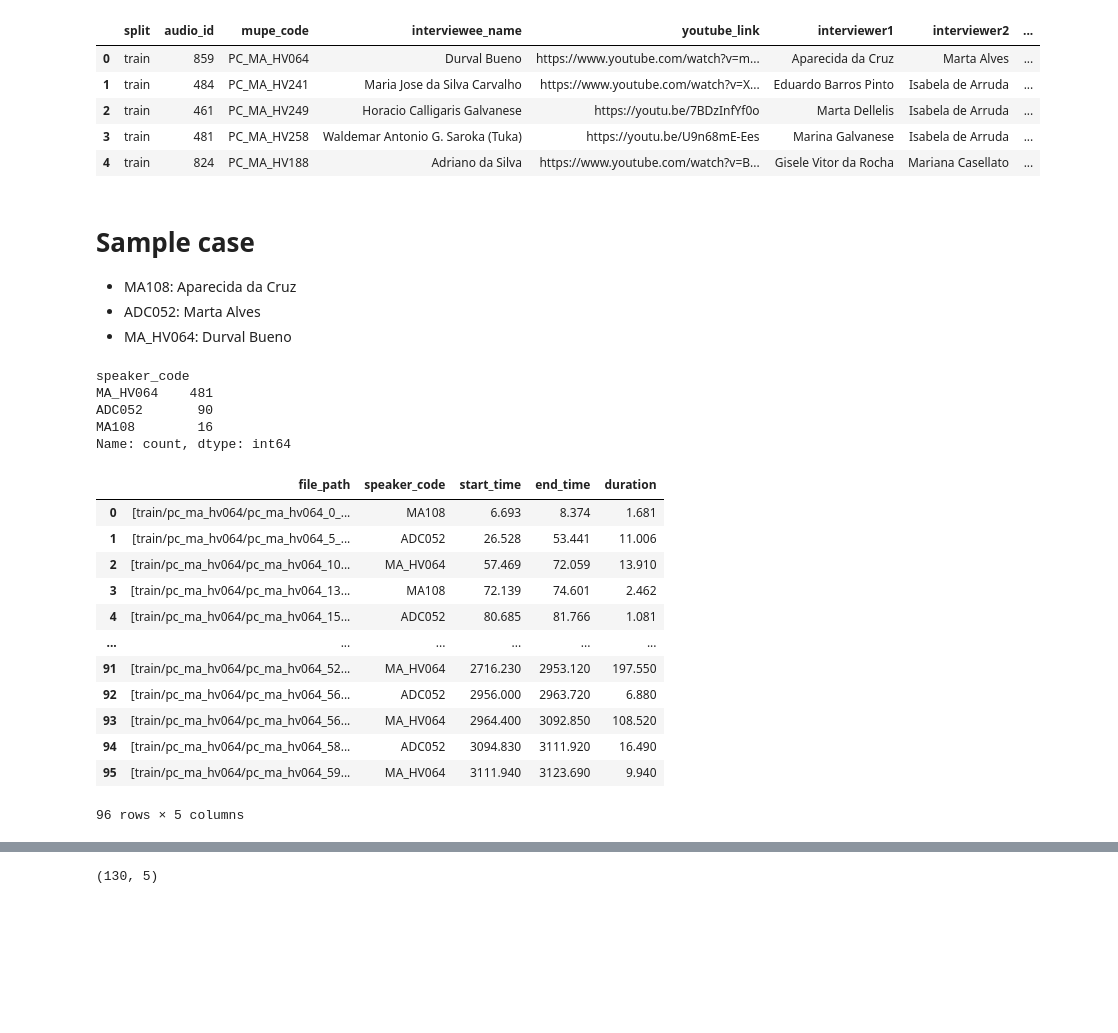
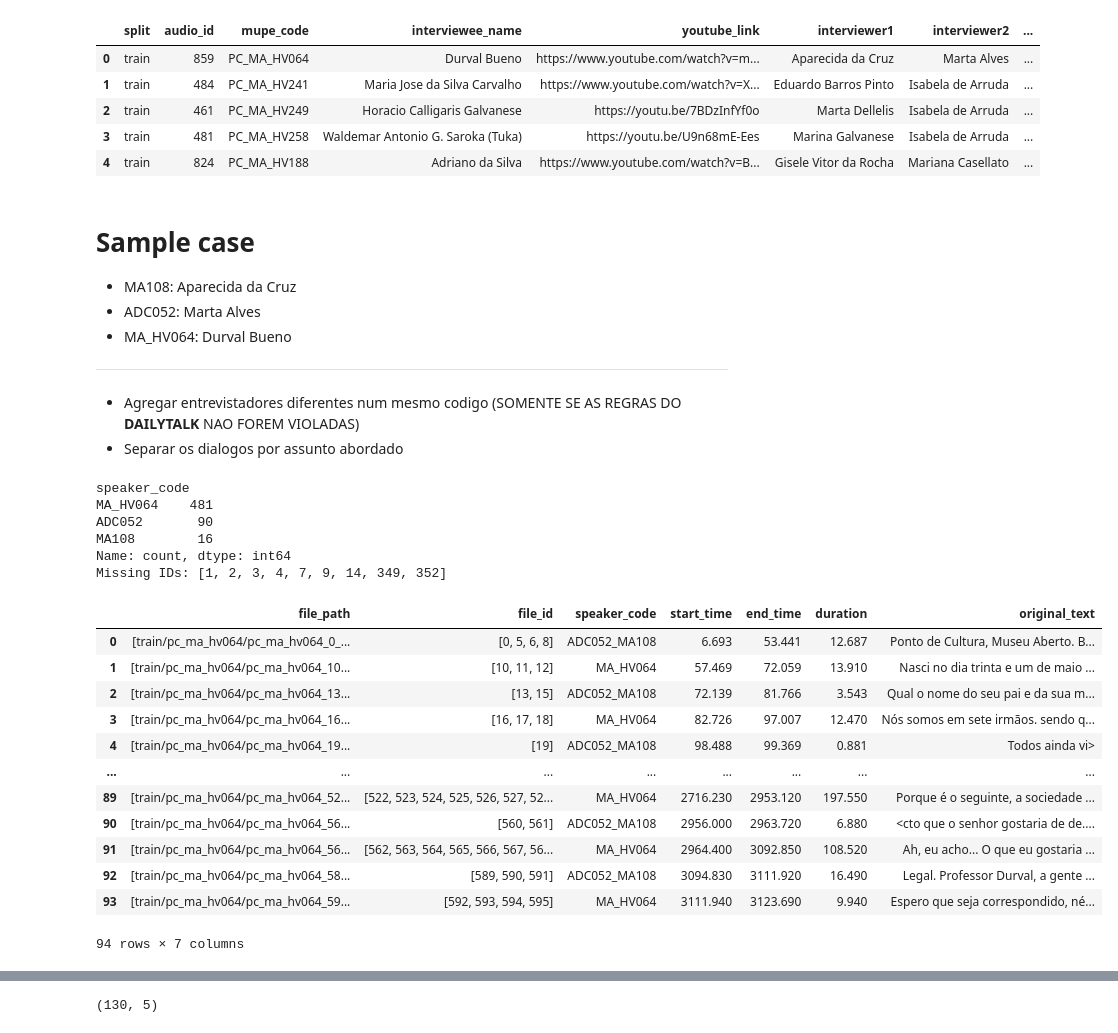
Before and after one commit to antonioMoreira/my-masters-degree, a Jupyter notebook: notebooks/mupe-dataset.ipynb, the cells around one changed output, grey strips where cells are left out. Cells and saved outputs as stored; diff of their text form; code cells hidden in the pictures; blank space fills up the shorter version.

```diff
--- a/notebooks/mupe-dataset.ipynb
+++ b/notebooks/mupe-dataset.ipynb
@@ -254,45 +256,66 @@ Total duration: 106.63130944444445
 - MA108: Aparecida da Cruz
 - ADC052: Marta Alves
 - MA_HV064: Durval Bueno
+
+---
+
+- Agregar entrevistadores diferentes num mesmo codigo (SOMENTE SE AS REGRAS DO **DAILYTALK** NAO FOREM VIOLADAS)
+- Separar os dialogos por assunto abordado
 # %%
 mupe_train_859 = mupe_train[mupe_train['audio_id'] == 859].sort_values("start_time").copy()
-core_columns = ['file_path', 'speaker_code', 'start_time', 'end_time', 'duration']#, 'normalized_text']
+
 print(mupe_train_859["speaker_code"].value_counts())
-mupe_train_859[core_columns].head(10)
 
+#Consideration: joining all interviewers into a single can leverage dialogues with diverse speakers
+interviewers_join_code = "_".join(interviewers_codes := mupe_train_859["speaker_code"].value_counts()[1:].keys().to_list())
+mupe_train_859.loc[mupe_train_859["speaker_code"].isin(interviewers_codes), 'speaker_code'] = interviewers_join_code
+
+core_columns = ['file_path', 'speaker_code', 'start_time', 'end_time', 'duration', 'original_text'] #normalized_text
 
 block_id = (mupe_train_859["speaker_code"] != mupe_train_859["speaker_code"].shift()).cumsum()
+file_id = mupe_train_859["file_path"].str.extract(r'pc_ma_hv064_(?P<file_id>\d+)_').astype(int)
 
 df_agg = (
-    mupe_train_859.assign(block_id=block_id)
+    mupe_train_859.assign(block_id=block_id, file_id=file_id)
     .groupby("block_id")
     .agg(
         file_path=("file_path", list),
+        file_id=("file_id", list),
         speaker_code=("speaker_code", "first"),
         start_time=("start_time", "min"),
         end_time=("end_time", "max"),
         duration=("duration", "sum"),
+        original_text=("original_text", " ".join),
     )
     .reset_index(drop=True)
 )
 
+file_ids = file_id['file_id'].to_numpy(dtype=int)
+missing_ids = []
+for i in range(file_ids[0], file_ids[-1]+1):
+    if i not in file_ids:
+        missing_ids.append(i)
+
+print("Missing IDs:", missing_ids)
+
 df_agg
 # %% [output]
 speaker_code
 MA_HV064    481
 ADC052       90
 MA108        16
 Name: count, dtype: int64
+Missing IDs: [1, 2, 3, 4, 7, 9, 14, 349, 352]
-|  | file_path | speaker_code | start_time | end_time | duration |
-| 0 | [train/pc_ma_hv064/pc_ma_hv064_0_... | MA108 | 6.693 | 8.374 | 1.681 |
-| 1 | [train/pc_ma_hv064/pc_ma_hv064_5_... | ADC052 | 26.528 | 53.441 | 11.006 |
-| 2 | [train/pc_ma_hv064/pc_ma_hv064_10... | MA_HV064 | 57.469 | 72.059 | 13.910 |
-| 3 | [train/pc_ma_hv064/pc_ma_hv064_13... | MA108 | 72.139 | 74.601 | 2.462 |
-| 4 | [train/pc_ma_hv064/pc_ma_hv064_15... | ADC052 | 80.685 | 81.766 | 1.081 |
-| ... | ... | ... | ... | ... | ... |
-| 91 | [train/pc_ma_hv064/pc_ma_hv064_52... | MA_HV064 | 2716.230 | 2953.120 | 197.550 |
-| 92 | [train/pc_ma_hv064/pc_ma_hv064_56... | ADC052 | 2956.000 | 2963.720 | 6.880 |
-| 93 | [train/pc_ma_hv064/pc_ma_hv064_56... | MA_HV064 | 2964.400 | 3092.850 | 108.520 |
-| 94 | [train/pc_ma_hv064/pc_ma_hv064_58... | ADC052 | 3094.830 | 3111.920 | 16.490 |
-| 95 | [train/pc_ma_hv064/pc_ma_hv064_59... | MA_HV064 | 3111.940 | 3123.690 | 9.940 |
+|  | file_path | file_id | speaker_code | start_time | end_time | duration | original_text |
+| 0 | [train/pc_ma_hv064/pc_ma_hv064_0_... | [0, 5, 6, 8] | ADC052_MA108 | 6.693 | 53.441 | 12.687 | Ponto de Cultura, Museu Aberto. B... |
+| 1 | [train/pc_ma_hv064/pc_ma_hv064_10... | [10, 11, 12] | MA_HV064 | 57.469 | 72.059 | 13.910 | Nasci no dia trinta e um de maio ... |
+| 2 | [train/pc_ma_hv064/pc_ma_hv064_13... | [13, 15] | ADC052_MA108 | 72.139 | 81.766 | 3.543 | Qual o nome do seu pai e da sua m... |
+| 3 | [train/pc_ma_hv064/pc_ma_hv064_16... | [16, 17, 18] | MA_HV064 | 82.726 | 97.007 | 12.470 | Nós somos em sete irmãos. sendo q... |
+| 4 | [train/pc_ma_hv064/pc_ma_hv064_19... | [19] | ADC052_MA108 | 98.488 | 99.369 | 0.881 | Todos ainda vi> |
+| ... | ... | ... | ... | ... | ... | ... | ... |
+| 89 | [train/pc_ma_hv064/pc_ma_hv064_52... | [522, 523, 524, 525, 526, 527, 52... | MA_HV064 | 2716.230 | 2953.120 | 197.550 | Porque é o seguinte, a sociedade ... |
+| 90 | [train/pc_ma_hv064/pc_ma_hv064_56... | [560, 561] | ADC052_MA108 | 2956.000 | 2963.720 | 6.880 | <cto que o senhor gostaria de de.... |
+| 91 | [train/pc_ma_hv064/pc_ma_hv064_56... | [562, 563, 564, 565, 566, 567, 56... | MA_HV064 | 2964.400 | 3092.850 | 108.520 | Ah, eu acho... O que eu gostaria ... |
+| 92 | [train/pc_ma_hv064/pc_ma_hv064_58... | [589, 590, 591] | ADC052_MA108 | 3094.830 | 3111.920 | 16.490 | Legal. Professor Durval, a gente ... |
+| 93 | [train/pc_ma_hv064/pc_ma_hv064_59... | [592, 593, 594, 595] | MA_HV064 | 3111.940 | 3123.690 | 9.940 | Espero que seja correspondido, né... |
-96 rows × 5 columns
+94 rows × 7 columns
```
Also changed, not shown: parts of 25 cells of this notebook, 6 other files.
